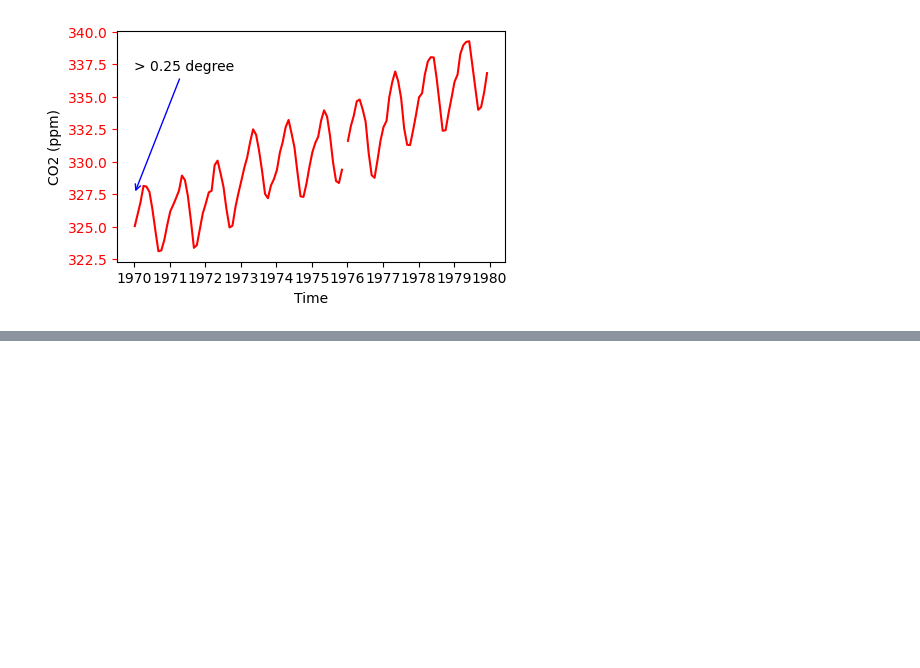
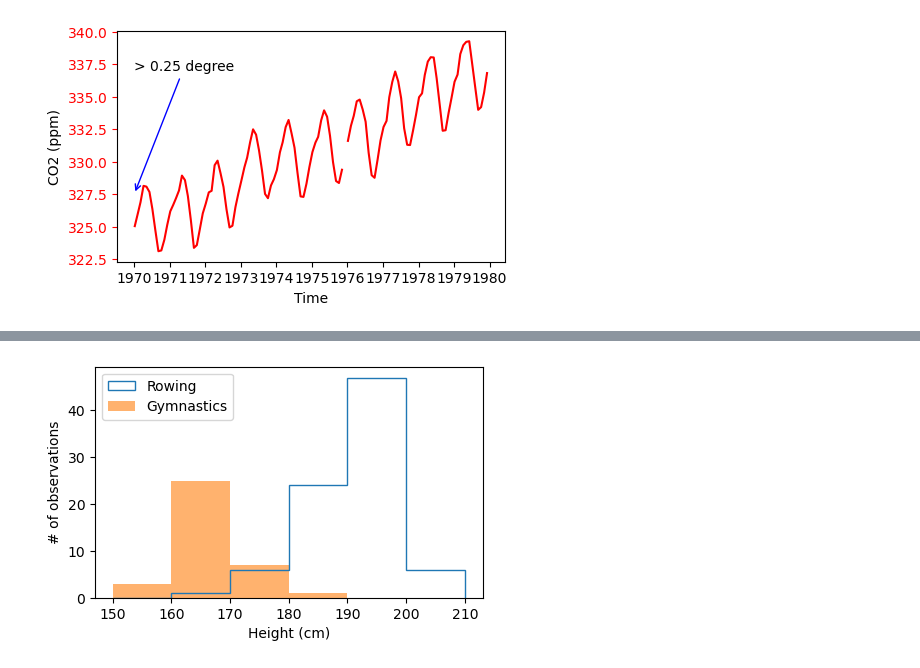
Before and after one commit to Timm26/Data_Science_Handbook, a Jupyter notebook: Preprocessing and EDA/Data_Visualisation_with_Matplotlib_and_Seaborn.ipynb, the cells around one changed output, grey strips where cells are left out. Saved outputs shown, nothing was run; the diff lists cells and outputs as text; code cells hidden in the pictures; blank space fills up the shorter version.

```diff
--- a/Preprocessing and EDA/Data_Visualisation_with_Matplotlib_and_Seaborn.ipynb
+++ b/Preprocessing and EDA/Data_Visualisation_with_Matplotlib_and_Seaborn.ipynb
@@ -118,0 +152,17 @@ plt.show()
+# %%
+# Get the data
+url = "https://assets.datacamp.com/production/repositories/3634/datasets/67d7344085ace400d612275b87738615698127a3/summer2016.csv"
+data = pd.read_csv(url, index_col=0)
+mens_rowing = data[(data['Sport'] == "Rowing")&(data['Sex'] == 'M')]
+mens_gymnastics = data[(data['Sport'] == "Gymnastics")&(data['Sex'] == 'M')]
+# %%
+# Visualise histogram
+fig, ax = plt.subplots()
+ax.hist(mens_rowing['Height'], label = "Rowing", bins = np.linspace(150,210,7), histtype = 'step')
+ax.hist(mens_gymnastics['Height'], label = "Gymnastics", bins = np.linspace(150,210,7), alpha = 0.6)
+ax.set_xlabel("Height (cm)")
+ax.set_ylabel("# of observations")
+ax.legend()
+plt.show()
+# %% [output]
+[figure, added]
```
Also changed, not shown: parts of 12 cells of this notebook.
